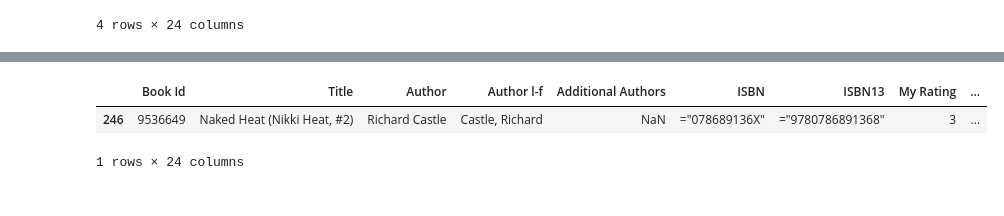
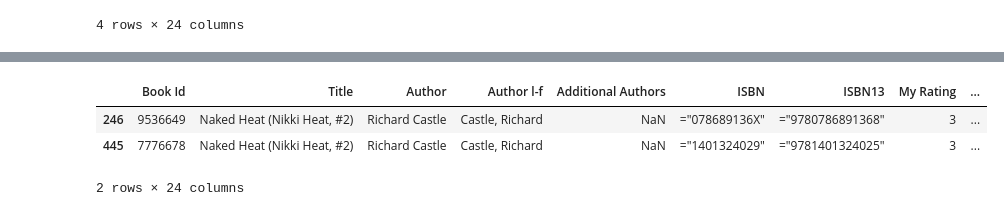
Before and after one commit to pdrpnhr/analise-goodreads, a Jupyter notebook: analise-goodreads.ipynb, the cells around one changed output, grey strips where cells are left out. Cells and saved outputs as stored; diff of their text form; code cells hidden in the pictures.

```diff
--- a/analise-goodreads.ipynb
+++ b/analise-goodreads.ipynb
@@ -164,3 +169,10 @@ Por isso, farei os seguintes tratamentos:
 - Para "Naked Heat", vou manter apenas entrada de índice 246 (paperback) e somar o total de releituras das duas entradas. Comparando o site original do Goodreads e o arquivo csv que ele me entrega, verifiquei que, para livros que foram lidos mais de uma vez, ele registra apenas a primeira data de leitura.[1] Então, vou seguir esse padrão ao tratar os dados.
 
 [1] Isso traz outra implicação ao fazer as análises para responder às perguntas: anos em que eu reli muitos livros terão sua contagem de leitura reduzida nessa análise.
+# %%
+# Removendo a linha 289 do dataframe:
+df = df.drop([289])
+
+# Testando se deu certo:
+
+df[df['Title'] == 'Carry On (Simon Snow, #1)']
@@ -167,6 +183,14 @@ Por isso, farei os seguintes tratamentos:
 # %%
-df[df['ISBN13'] == "=\"9780786891368\""]
+# Obtendo o Read Count total do livro duplicado e armazenando numa variável:
+read_count_naked_heat = df[df['Title'] == 'Naked Heat (Nikki Heat, #2)']['Read Count'].sum()
+
+# Alterando o valor da coluna:
+df.loc[[246], ['Read Count']] = read_count_naked_heat
+
+# Verificando se deu certo:
+df[df['Title'] == 'Naked Heat (Nikki Heat, #2)']
 # %% [output]
 |  | Book Id | Title | Author | Author l-f | Additional Authors | ISBN | ISBN13 | My Rating | ... |
 | 246 | 9536649 | Naked Heat (Nikki Heat, #2) | Richard Castle | Castle, Richard | NaN | ="078689136X" | ="9780786891368" | 3 | ... |
+| 445 | 7776678 | Naked Heat (Nikki Heat, #2) | Richard Castle | Castle, Richard | NaN | ="1401324029" | ="9781401324025" | 3 | ... |
-1 rows × 24 columns
+2 rows × 24 columns
```
Also changed, not shown: parts of 26 cells of this notebook, 2 other files.
